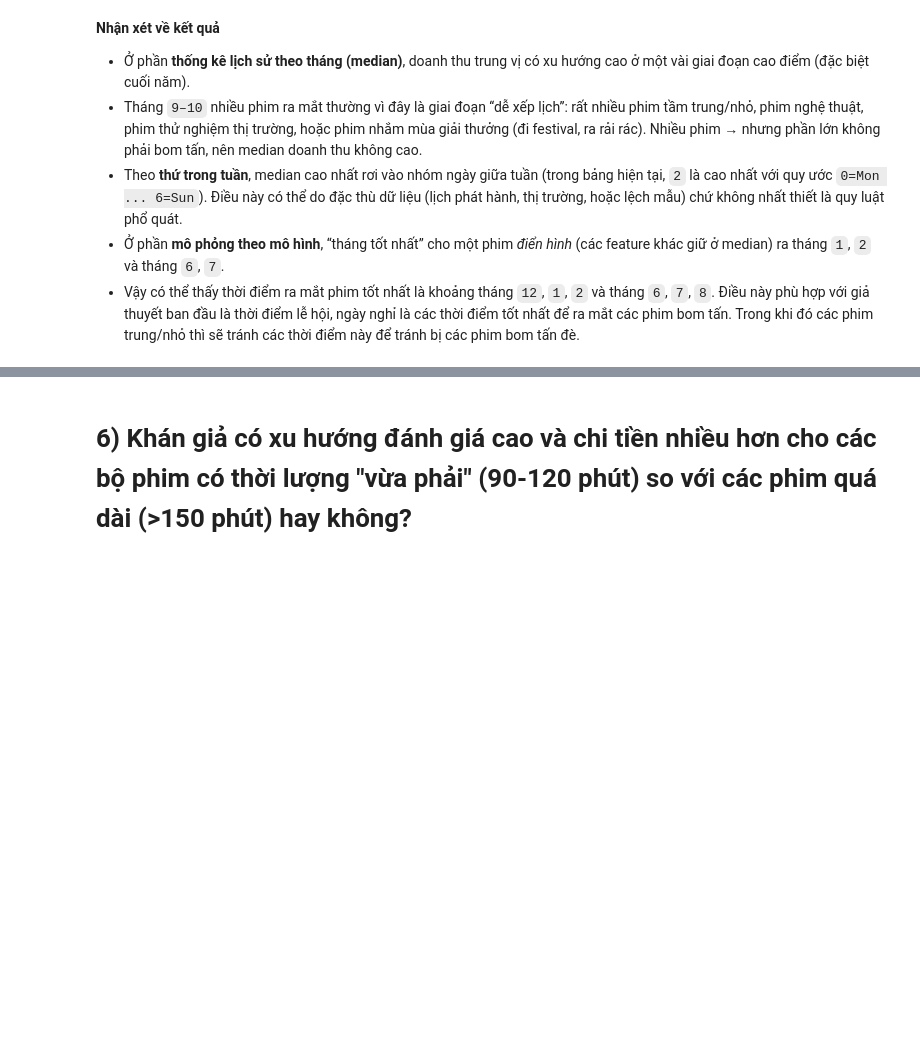
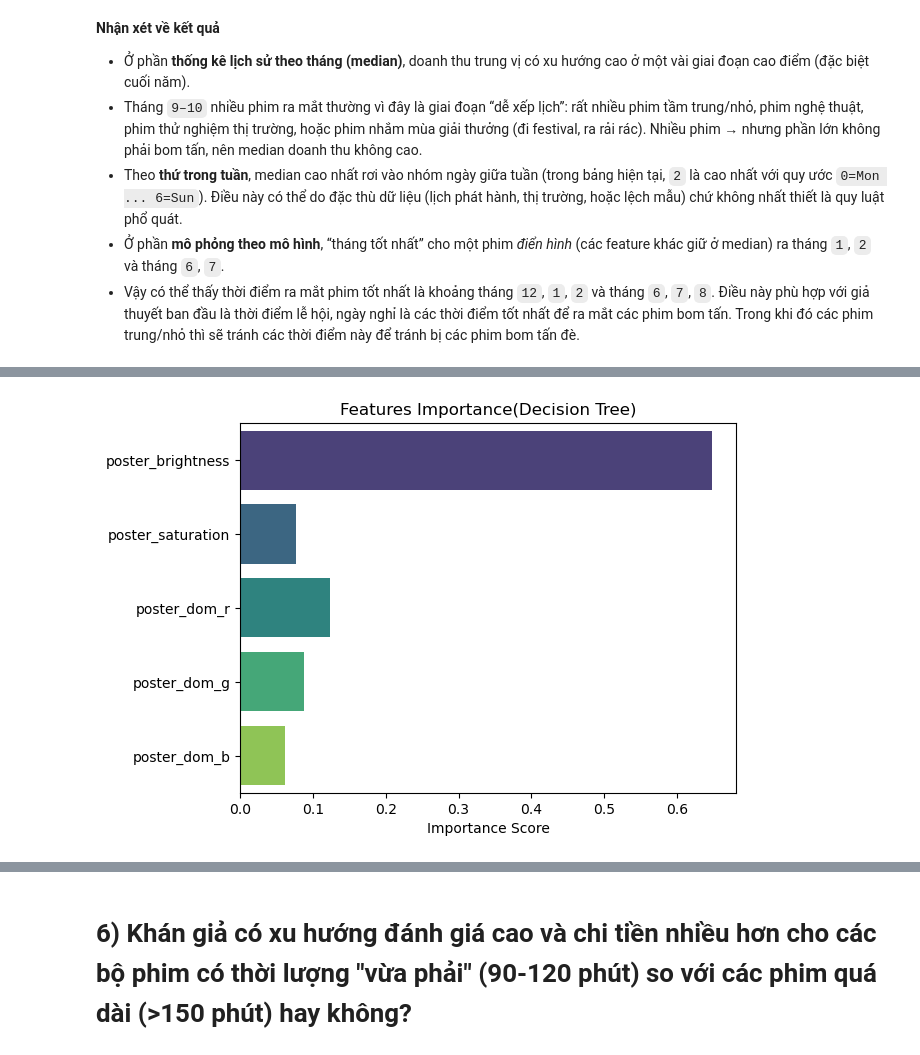
Before and after one commit to tdat1465/movie-revenue-predictor, a Jupyter notebook: Final/Meaningful_Question.ipynb, the cells around one changed output, grey strips where cells are left out. Cells and saved outputs as stored; diff of their text form; code cells hidden in the pictures; blank space fills up the shorter version.

```diff
--- a/Final/Meaningful_Question.ipynb
+++ b/Final/Meaningful_Question.ipynb
@@ -679,0 +763,9 @@ Best month by model simulation (typical movie): 1
+# %%
+# Plot 2: Feature Importance (Decision Tree)
+importances = dt.feature_importances_
+sns.barplot(x=importances, y=poster_features, hue=poster_features, palette='viridis')
+plt.title('Features Importance(Decision Tree)')
+plt.xlabel('Importance Score')
+plt.show()
+# %% [output]
+[figure, added]
```
Also changed, not shown: parts of 23 cells of this notebook.
